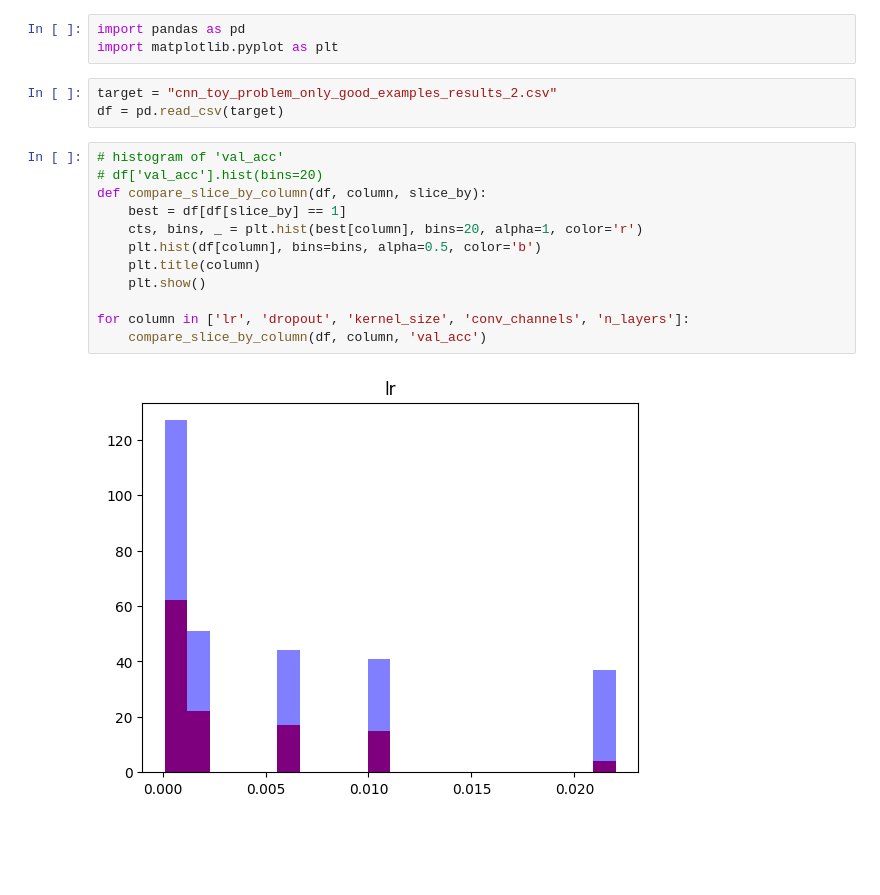
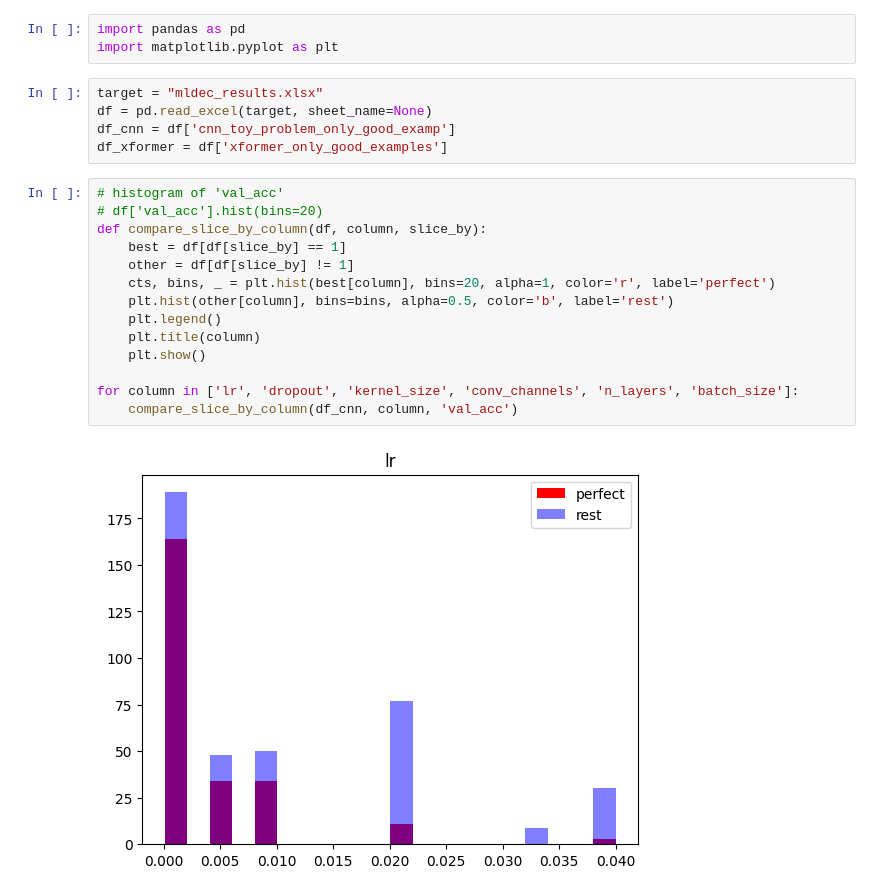
Before and after one commit to peterse/mldec, a Jupyter notebook: src/mldec/analysis/cnn_analysis.ipynb, the cells around one changed output. Drawn from its saved outputs; the diff is of its cells as text; blank space fills up the shorter version.

```diff
--- a/src/mldec/analysis/cnn_analysis.ipynb
+++ b/src/mldec/analysis/cnn_analysis.ipynb
@@ -1,20 +1,24 @@
 # %%
 import pandas as pd
 import matplotlib.pyplot as plt
-# %%
-target = "cnn_toy_problem_only_good_examples_results_2.csv"
-df = pd.read_csv(target)
+# %%
+target = "mldec_results.xlsx"
+df = pd.read_excel(target, sheet_name=None)
+df_cnn = df['cnn_toy_problem_only_good_examp']
+df_xformer = df['xformer_only_good_examples']
 # %%
 # histogram of 'val_acc'
 # df['val_acc'].hist(bins=20)
 def compare_slice_by_column(df, column, slice_by):
     best = df[df[slice_by] == 1]
-    cts, bins, _ = plt.hist(best[column], bins=20, alpha=1, color='r')
-    plt.hist(df[column], bins=bins, alpha=0.5, color='b')
+    other = df[df[slice_by] != 1]
+    cts, bins, _ = plt.hist(best[column], bins=20, alpha=1, color='r', label='perfect')
+    plt.hist(other[column], bins=bins, alpha=0.5, color='b', label='rest')
+    plt.legend()
     plt.title(column)
     plt.show()
 
-for column in ['lr', 'dropout', 'kernel_size', 'conv_channels', 'n_layers']:
-    compare_slice_by_column(df, column, 'val_acc')
+for column in ['lr', 'dropout', 'kernel_size', 'conv_channels', 'n_layers', 'batch_size']:
+    compare_slice_by_column(df_cnn, column, 'val_acc')
 # %% [output]
-[figure, old version]
+[figure, new version]
```
Also changed, not shown: parts of 2 cells of this notebook, 8 other files.
